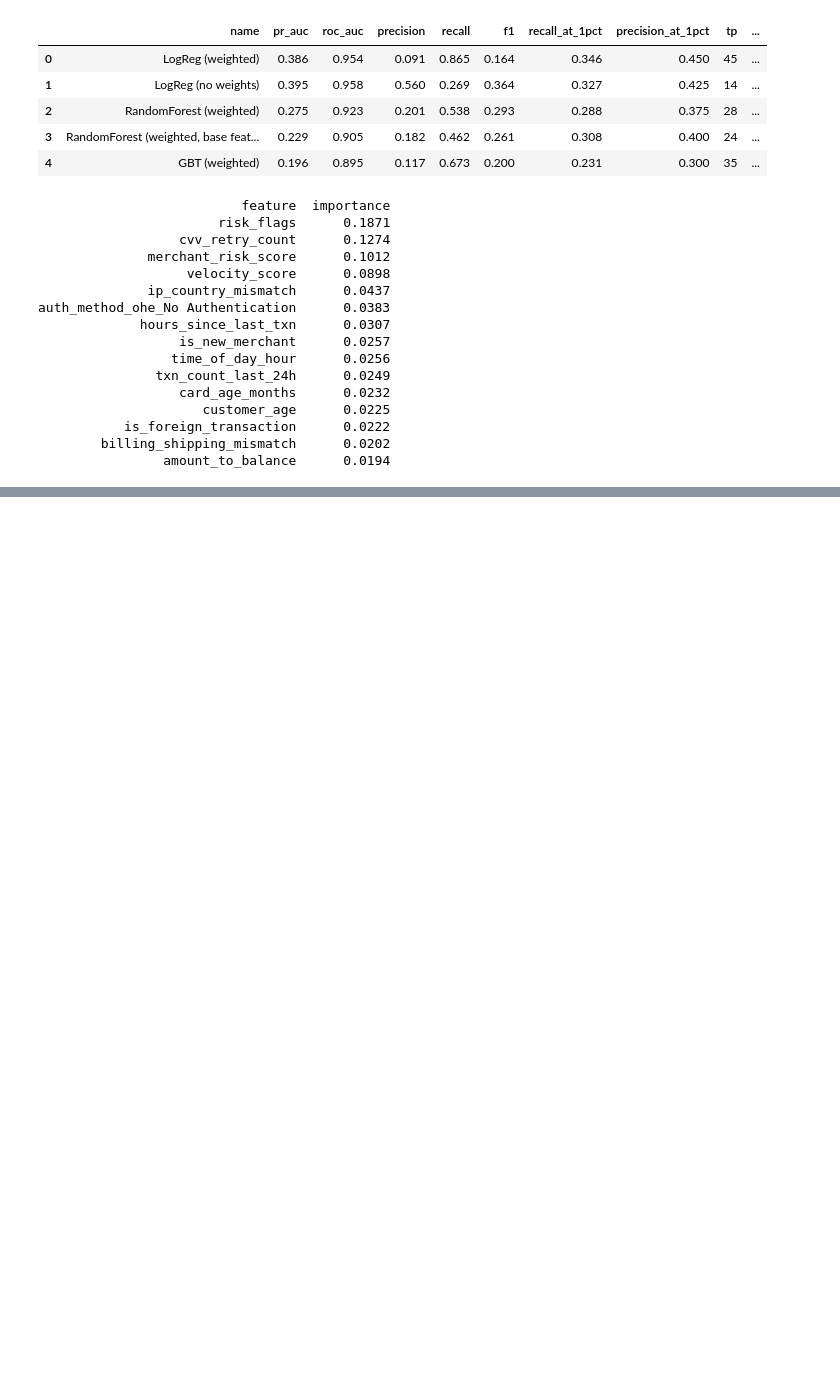
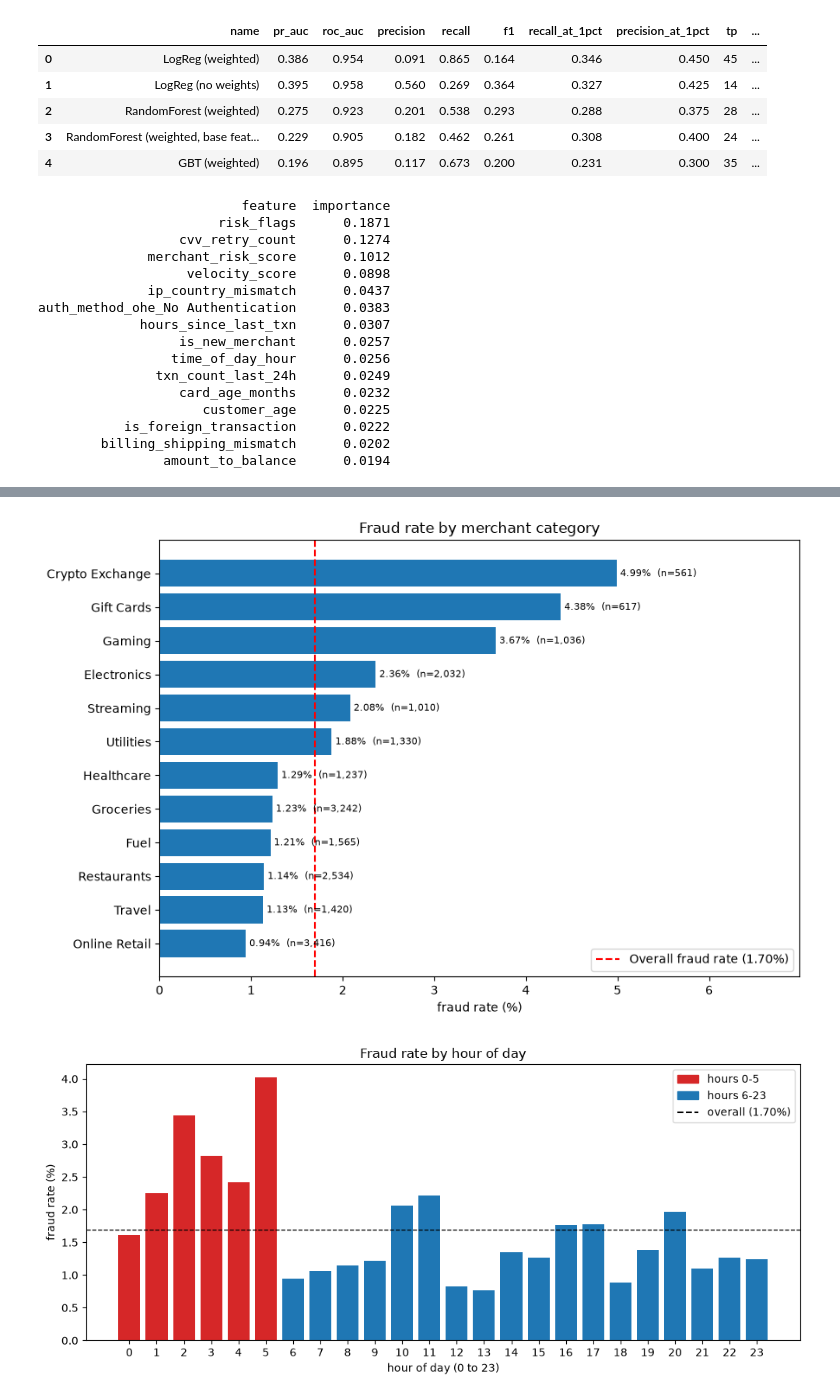
Before and after one commit to WanshikaGautam/cluster-project, a Jupyter notebook: notebooks/load_and_explore.ipynb, the cells around one changed output, grey strips where cells are left out. Saved outputs shown, nothing was run; the diff lists cells and outputs as text; code cells hidden in the pictures; blank space fills up the shorter version.

Commit message:
Add results, charts and README

```diff
--- a/notebooks/load_and_explore.ipynb
+++ b/notebooks/load_and_explore.ipynb
@@ -494,0 +495,67 @@ plt.tight_layout(); plt.show()
+# %%
+import os
+import matplotlib.pyplot as plt
+from matplotlib.patches import Patch
+
+os.makedirs("../results", exist_ok=True)
+overall = 339 / 20000 * 100
+cat_names = ["Crypto Exchange", "Gift Cards", "Gaming", "Electronics", "Streaming", "Utilities",
+             "Healthcare", "Groceries", "Fuel", "Restaurants", "Travel", "Online Retail"]
+cat_pct   = [4.99, 4.38, 3.67, 2.36, 2.08, 1.88, 1.29, 1.23, 1.21, 1.14, 1.13, 0.94]
+cat_n     = [561, 617, 1036, 2032, 1010, 1330, 1237, 3242, 1565, 2534, 1420, 3416]
+
+hour_pct = [1.61, 2.25, 3.44, 2.82, 2.42, 4.02, 0.95, 1.06, 1.15, 1.22, 2.06, 2.22,
+            0.83, 0.77, 1.35, 1.26, 1.77, 1.78, 0.88, 1.38, 1.97, 1.10, 1.27, 1.24]
+
+flag_vals = [0, 1, 2, 3, 4]
+flag_pct  = [0.46, 1.98, 6.88, 24.53, 50.0]
+flag_n    = [11871, 6480, 1425, 212, 12]
+
+fig, ax = plt.subplots(figsize=(9, 6))
+names, pcts, ns = cat_names[::-1], cat_pct[::-1], cat_n[::-1]
+bars = ax.barh(names, pcts)
+ax.axvline(overall, color="red", linestyle="--", label=f"Overall fraud rate ({overall:.2f}%)")
+ax.bar_label(bars, labels=[f"{p:.2f}%  (n={n:,})" for p, n in zip(pcts, ns)], fontsize=8, padding=3)
+ax.set_xlim(0, max(pcts) * 1.4)
+ax.set_xlabel("fraud rate (%)")
+ax.set_title("Fraud rate by merchant category")
+ax.legend(loc="lower right")
+plt.tight_layout()
+plt.savefig("../results/fraud_by_category.png", dpi=120)
+plt.show()
+
+
+fig, ax = plt.subplots(figsize=(10, 4.5))
+ax.bar(range(24), hour_pct, color=["tab:red" if h < 6 else "tab:blue" for h in range(24)])
+ax.axhline(overall, color="black", linestyle="--", linewidth=1)
+ax.set_xticks(range(24))
+ax.set_xlabel("hour of day (0 to 23)")
+ax.set_ylabel("fraud rate (%)")
+ax.set_title("Fraud rate by hour of day")
+ax.legend(handles=[Patch(color="tab:red", label="hours 0-5"),
+                   Patch(color="tab:blue", label="hours 6-23"),
+                   plt.Line2D([0], [0], color="black", linestyle="--", label=f"overall ({overall:.2f}%)")])
+plt.tight_layout()
+plt.savefig("../results/fraud_by_hour.png", dpi=120)
+plt.show()
+
+
+fig, ax = plt.subplots(figsize=(8, 5))
+colors = ["tab:gray" if n < 50 else "tab:red" for n in flag_n]    # grey = too few rows to trust
+bars = ax.bar([str(v) for v in flag_vals], flag_pct, color=colors)
+ax.bar_label(bars, labels=[f"{p:.2f}%\n(n={n:,})" for p, n in zip(flag_pct, flag_n)], fontsize=9, padding=3)
+ax.axhline(overall, color="black", linestyle="--", linewidth=1)
+ax.set_ylim(0, max(flag_pct) * 1.2)
+ax.set_xlabel("number of red flags per transaction")
+ax.set_ylabel("fraud rate (%)")
+ax.set_title("Fraud rate rises with each additional red flag")
+ax.legend(handles=[Patch(color="tab:red", label="reliable sample"),
+                   Patch(color="tab:gray", label="small sample (n < 50)"),
+                   plt.Line2D([0], [0], color="black", linestyle="--", label=f"overall ({overall:.2f}%)")],
+          loc="upper left")
+plt.tight_layout()
+plt.savefig("../results/fraud_by_risk_flags.png", dpi=120)
+plt.show()
+# %% [output]
+[figure, added]
+[figure, added]
```
Also changed, not shown: parts of 2 cells of this notebook.
